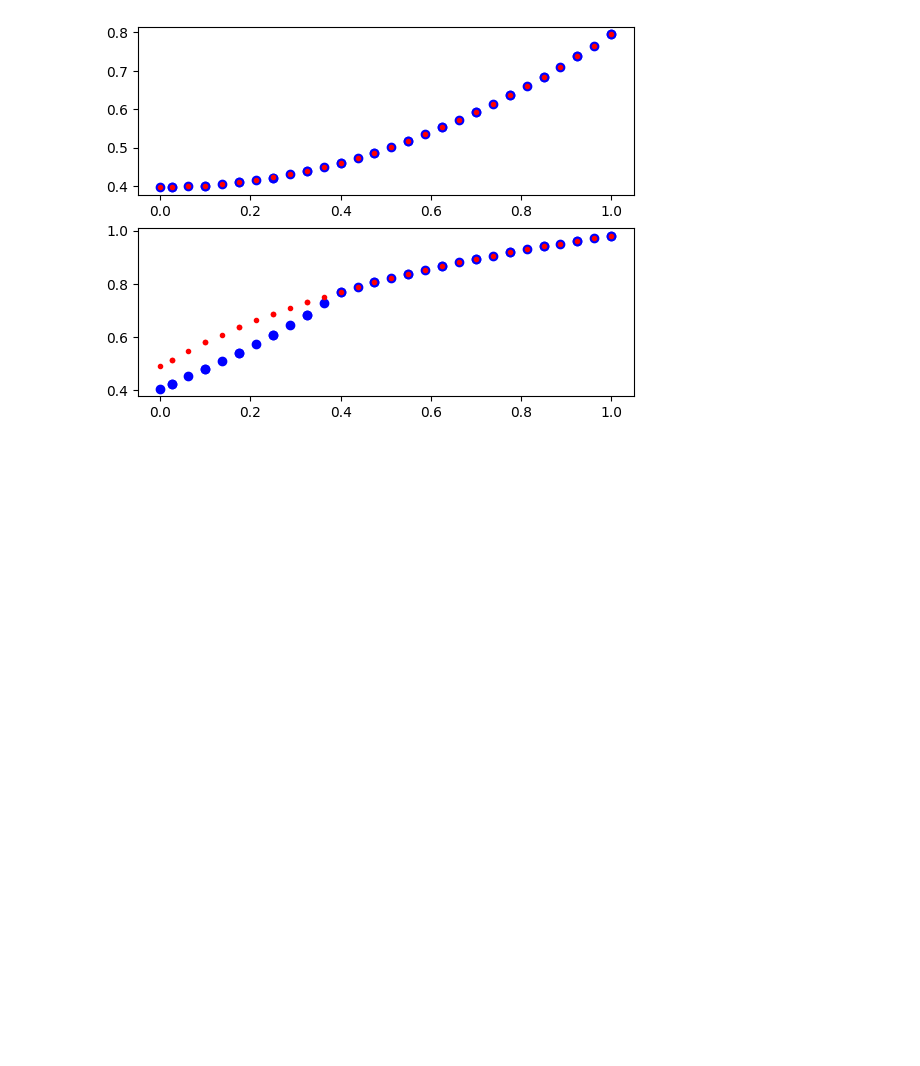
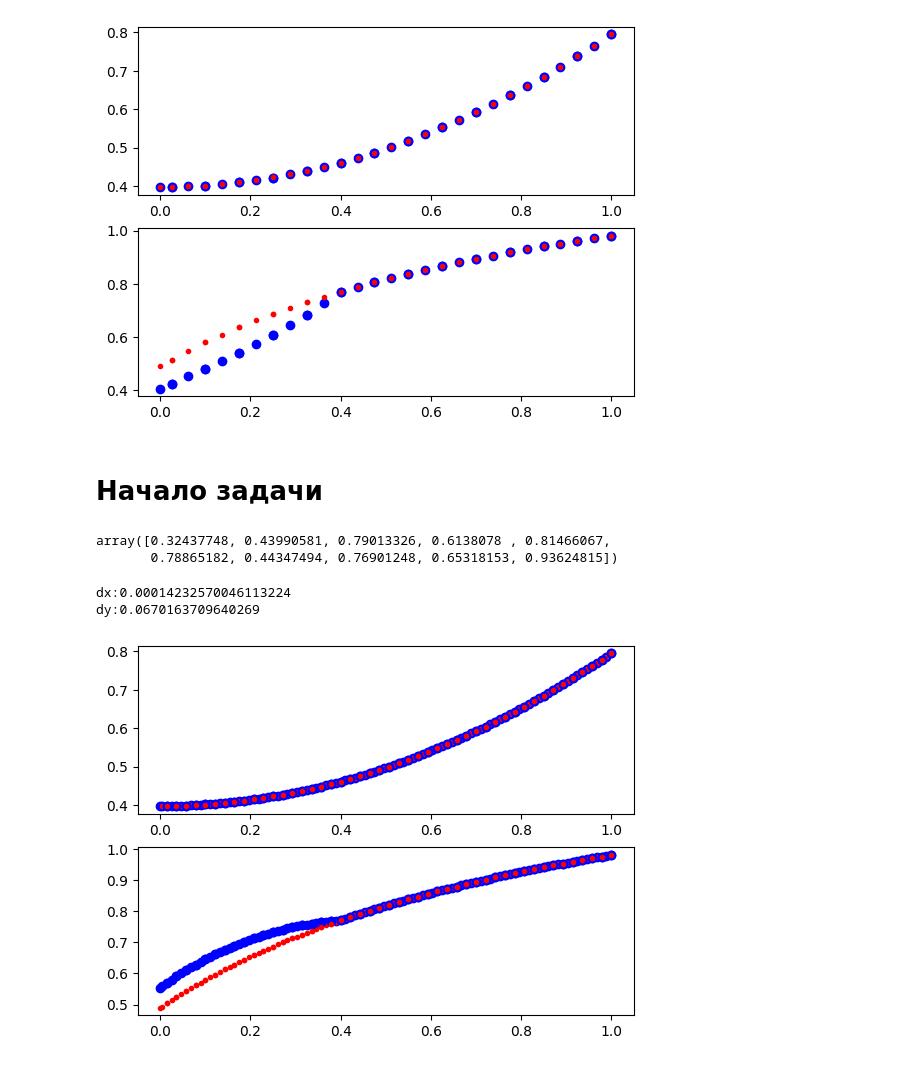
Before and after one commit to Dann38/model_rectification_column, a Jupyter notebook: Untitled.ipynb, the cells around one changed output. Cells and saved outputs as stored; diff of their text form; code cells hidden in the pictures; blank space fills up the shorter version.

```diff
--- a/Untitled.ipynb
+++ b/Untitled.ipynb
@@ -372,3 +372,5 @@ print(f"dx:{np.max(deltas_x)}\ndy:{np.max(deltas_y)}")
 dx:0.0001364573472879549
 dy:0.09852937218046476
 [figure]
+# %% [markdown]
+# Начало задачи
@@ -375,3 +507,23 @@ dy:0.09852937218046476
+# %%
+np.random.random(10)
+# %% [output]
+array([0.32437748, 0.43990581, 0.79013326, 0.6138078 , 0.81466067,
+       0.78865182, 0.44347494, 0.76901248, 0.65318153, 0.93624815])
 # %%
-dx:0.00014759321140173087
-dy:0.014623461843651153
+# Первое приближение ===============================================
+t_h = get_t_h(mesh)
+# uk_0 = np.random.random(len(t_h))
+# G22_0 = lambda t: np.interp(t, t_h, uk_0)
+G22_0 = lambda t: 1+ G22_true(t)
+G21_0 = lambda t:  - G22_0(t)
+hyp_problem.set_G([[G11, G12], [G21_0, G22_0]])
+
+g1 = [hyp_problem.G22(ti) for ti in t_h]
+solver.solve_initial(mesh, hyp_problem)
+solver.solver_center(mesh, hyp_problem)
+solver.solver_final(mesh, hyp_problem)
+plot_rez(mesh)
+# %% [output]
+dx:0.00014232570046113224
+dy:0.0670163709640269
+[figure, added]
```
Also changed, not shown: parts of 13 cells of this notebook.
